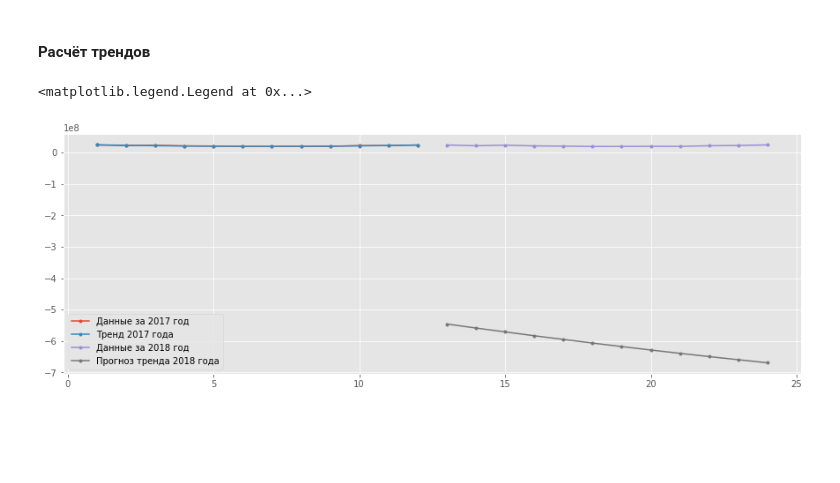
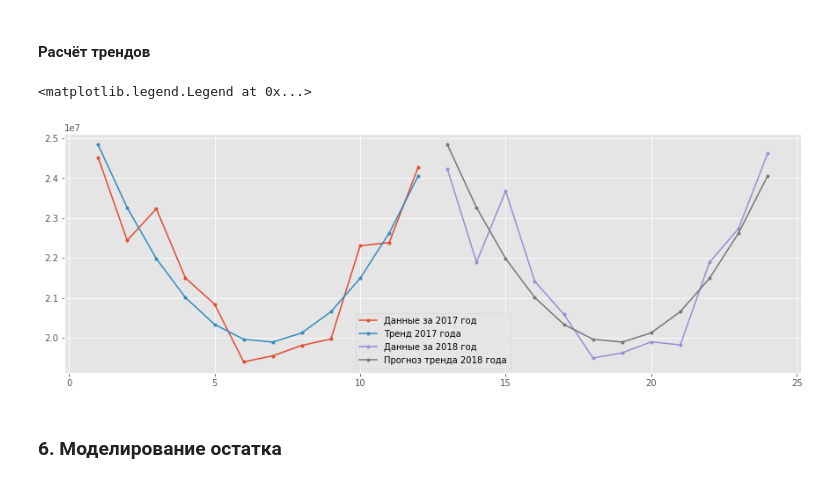
Before and after one commit to akhmetovcr/inn_btg_final, a Jupyter notebook: main.ipynb, the cells around one changed output. Saved outputs shown, nothing was run; the diff lists cells and outputs as text; code cells hidden in the pictures; blank space fills up the shorter version.

```diff
--- a/main.ipynb
+++ b/main.ipynb
@@ -311,32 +317,34 @@ plt.legend()
 # %%
 # Расчёт коэффициентов
 b_m, a_m = calc_trend_by_year(ural_mineral, 2017)
 b_p, a_p = calc_trend_by_year(ural_process, 2017)
 b_u, a_u = calc_trend_by_year(ural_utilites, 2017)
 
 # Расчёт коэффициентов для тренда потребления электроэнергии
 x = np.arange(1, 13, 1).reshape(-1, 1)
 v1 = lambda xx: a_m * xx + b_m
 v2 = lambda xx: a_p * xx + b_p
 v3 = lambda xx: a_u * xx + b_u
 
 X = np.hstack([v1(x), v1(x)**2, v2(x), v2(x)**2, v3(x), v3(x)**2])
 X = sm.add_constant(X)
 # Кусок данных потребления электроэнергии
 y_2017 = df_trend_month[filter_by_year_date(df_trend_month, 2017)].values.astype(float)
 y_2018 = df_trend_month[filter_by_year_date(df_trend_month, 2018)].values.astype(float)
 
 # Метод наименьших квадратов
 model = sm.OLS(y_2017, X)
 results = model.fit()
 a0, a1, a2, a3, a4, a5, a6 = results.params
 
 # Вывод решения
 plt.plot(x, y_2017, '.-', label='Данные за 2017 год')
 plt.plot(x, a0 + a1 * v1(x) + a2 * v1(x)**2 + a3 * v2(x) + a4 * v2(x)**2 + a5 * v3(x) + a6 * v3(x)**2, '.-', label='Тренд 2017 года')
 plt.plot(x + 12, y_2018, '.-', label='Данные за 2018 год')
-plt.plot(x + 12, a0 + a1 * v1(x + 12) + a2 * v1(x + 12)**2 + a3 * v2(x) + a4 * v2(x)**2 + a5 * v3(x) + a6 * v3(x)**2, '.-', label='Прогноз тренда 2018 года')
+plt.plot(x + 12, a0 + a1 * v1(x) + a2 * v1(x)**2 + a3 * v2(x) + a4 * v2(x)**2 + a5 * v3(x) + a6 * v3(x)**2, '.-', label='Прогноз тренда 2018 года')
 plt.legend()
 # %% [output]
 <matplotlib.legend.Legend at 0x...>
-[figure, old version]
+[figure, new version]
+# %% [markdown]
+### 6. Моделирование остатка
```
Also changed, not shown: parts of 7 cells of this notebook.
